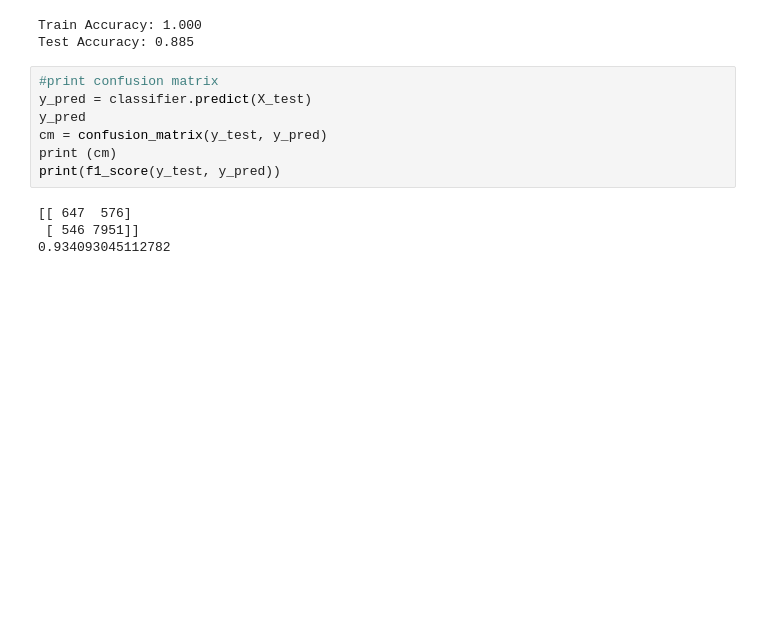
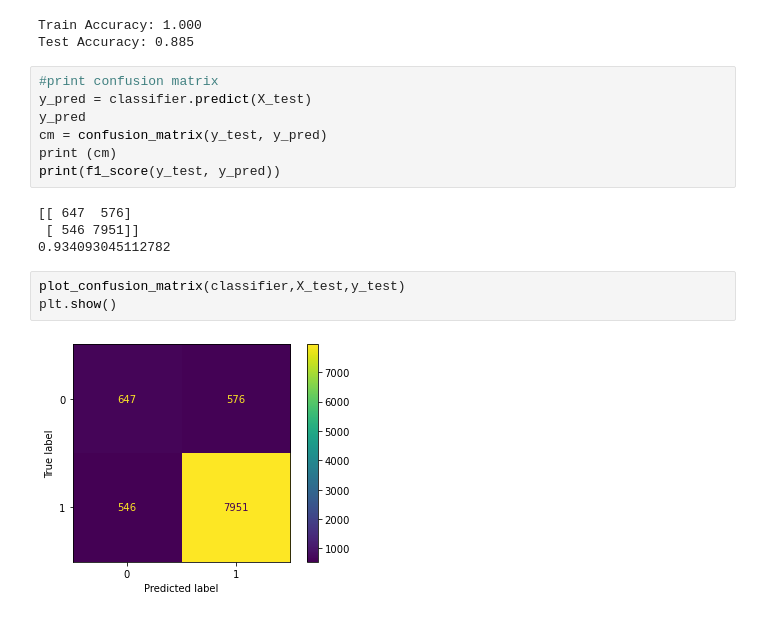
Before and after one commit to emilyatk13/Dev-10-Capstone, a Jupyter notebook: code/PPP_ml_implementation.ipynb, the cells around one changed output. Saved outputs shown, nothing was run; the diff lists cells and outputs as text; blank space fills up the shorter version.

```diff
--- a/code/PPP_ml_implementation.ipynb
+++ b/code/PPP_ml_implementation.ipynb
@@ -443,3 +468,8 @@ print(f1_score(y_test, y_pred))
 [[ 647  576]
  [ 546 7951]]
 0.934093045112782
+# %%
+plot_confusion_matrix(classifier,X_test,y_test)
+plt.show()
+# %% [output]
+[figure, added]
```
Also changed, not shown: parts of 28 cells of this notebook.
